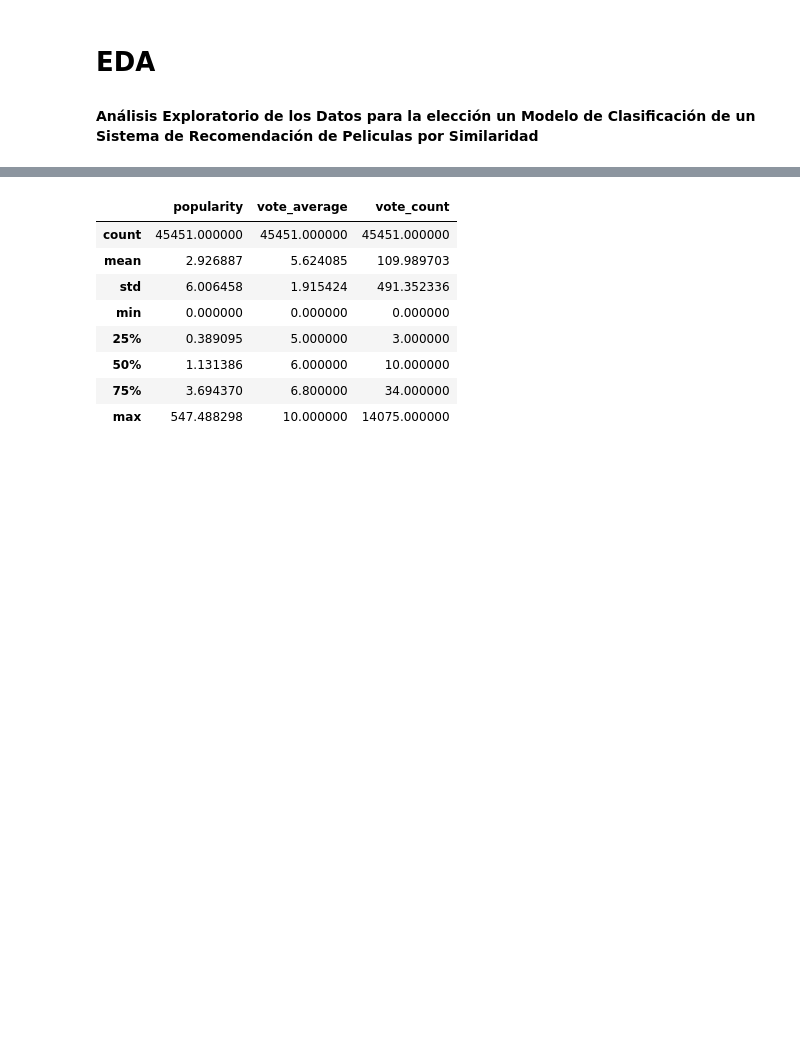
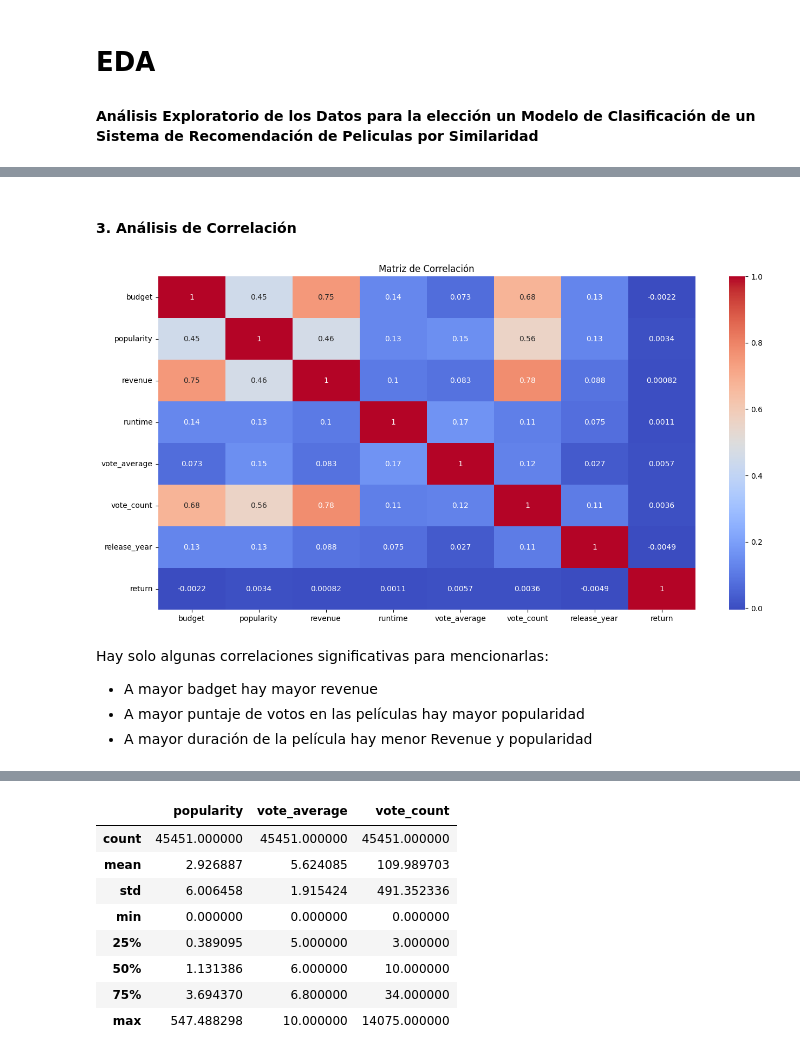
Before and after one commit to francogionardo/PI_ML, a Jupyter notebook: EDA.ipynb, the cells around one changed output, grey strips where cells are left out. Cells and saved outputs as stored; diff of their text form; code cells hidden in the pictures; blank space fills up the shorter version.

```diff
--- a/EDA.ipynb
+++ b/EDA.ipynb
@@ -80,0 +63,20 @@ memory usage: 4.2+ MB
+# %% [markdown]
+#### 3. Análisis de Correlación
+# %%
+df = df.drop('id', axis = 1)
+data_num= df.select_dtypes(exclude = ['object'])
+data_num.head(2)
+
+correlation_matrix = data_num.corr()
+
+plt.figure(figsize=(16,8))
+sns.heatmap(correlation_matrix, annot=True, cmap='coolwarm')
+plt.title('Matriz de Correlación')
+plt.show()
+# %% [output]
+[figure, added]
+# %% [markdown]
+Hay solo algunas correlaciones significativas para mencionarlas:
+- A mayor badget hay mayor revenue
+- A mayor puntaje de votos en las películas hay mayor popularidad
+- A mayor duración de la película hay menor Revenue y popularidad
```
Also changed, not shown: parts of 60 cells of this notebook, 3 other files.
